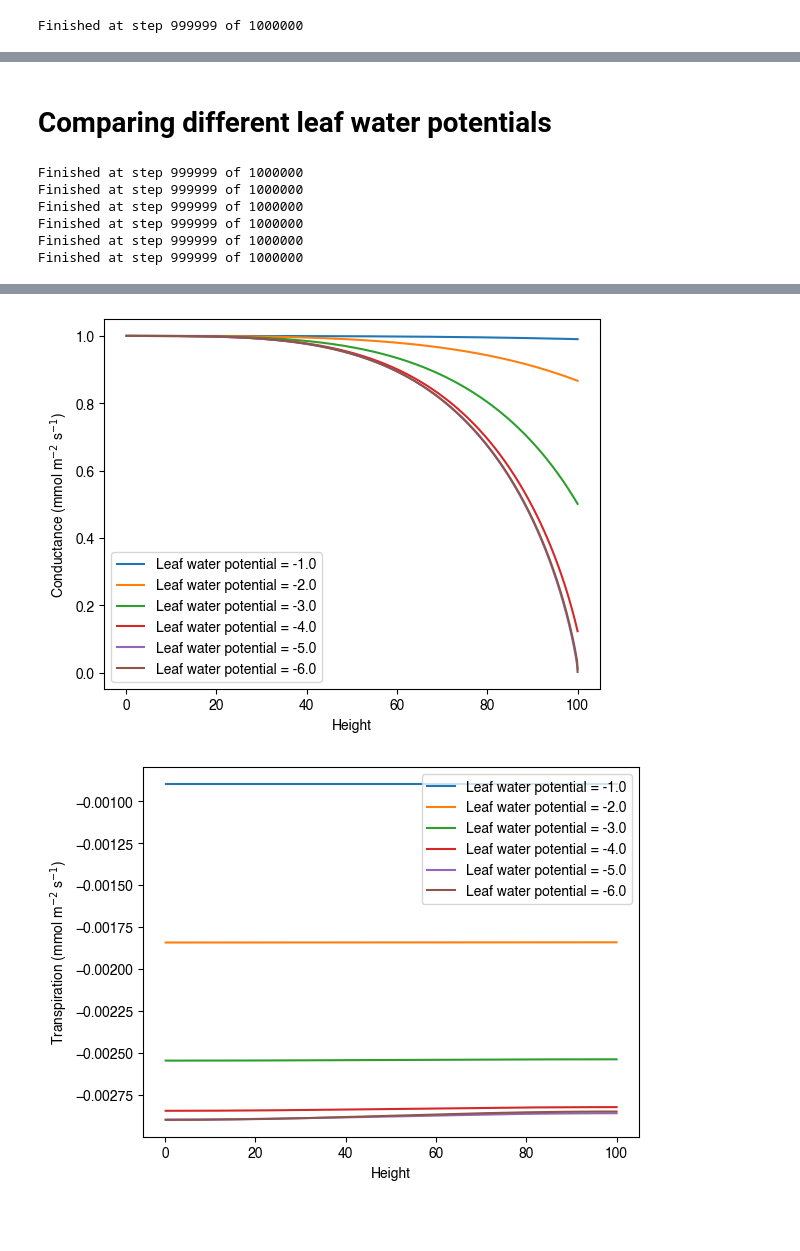
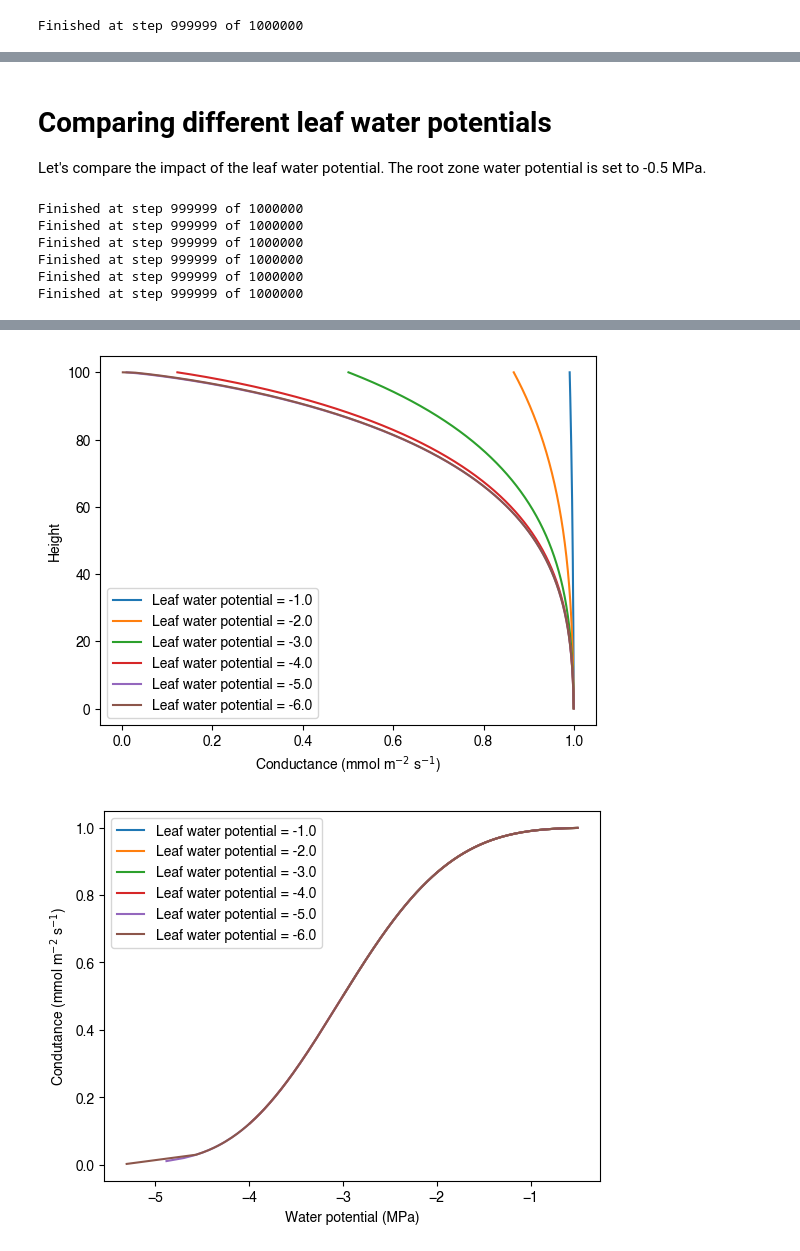
Before and after one commit to CaleBaguley/profit-optimisation-model, a Jupyter notebook: note books/Trunk_water_potential_function.ipynb, the cells around one changed output, grey strips where cells are left out. Cells and saved outputs as stored; diff of their text form; code cells hidden in the pictures; blank space fills up the shorter version.

Commit message:
Changed height to be on the vertical axis. Added calculation and plots of different combinations of root and leaf water potential relative to previous minimum leaf and root water potentials.

```diff
--- a/note books/Trunk_water_potential_function.ipynb
+++ b/note books/Trunk_water_potential_function.ipynb
@@ -120,0 +125,20 @@ plt.show()
+# %%
+k_max = [1., 2., 3.]
+
+psi_leaf = -6.
+psi_root = -0.1
+
+psi = []
+k = []
+E = []
+
+for k_max_current in k_max:
+    psi_current, k_current, E_current = calc_height_dependencies(psi_root,
+                                                                 psi_leaf,
+                                                                 N_points,
+                                                                 k_max_current,
+                                                                 shape,
+                                                                 scale)
+    psi.append(psi_current)
+    k.append(k_current)
+    E.append(E_current)
@@ -121,7 +185,11 @@ plt.show()
 # %% [markdown]
 # Comparing different leaf water potentials
+Let's compare the impact of the leaf water potential. The root zone water potential is set to -0.5 MPa.
 # %%
 psi_leaf = [-1., -2., -3., -4., -5., -6.]
+
+k_max = 1.
+psi_root = -0.5
 
 psi = []
 k = []
@@ -146,25 +214,27 @@ Finished at step 999999 of 1000000
 Finished at step 999999 of 1000000
 # %%
 for i in range(len(psi)):
-    plt.plot(hights, psi[i], label='Leaf water potential = ' + str(psi_leaf[i]))
-plt.xlabel('Height')
-plt.ylabel('Water potential (MPa)')
+    plt.plot(psi[i], hights, label='Leaf water potential = ' + str(psi_leaf[i]))
+plt.ylabel('Height')
+plt.xlabel('Water potential (MPa)')
 plt.legend()
 plt.show()
 
 for i in range(len(k)):
-    plt.plot(hights[1:], k[i], label='Leaf water potential = ' + str(psi_leaf[i]))
-plt.xlabel('Height')
-plt.ylabel('Conductance (mmol m$^{-2}$ s$^{-1}$)')
+    plt.plot(k[i], hights[1:], label='Leaf water potential = ' + str(psi_leaf[i]))
+plt.ylabel('Height')
+plt.xlabel('Conductance (mmol m$^{-2}$ s$^{-1}$)')
 plt.legend()
 plt.show()
 
+'''
 for i in range(len(E)):
-    plt.plot(hights[1:], E[i], label='Leaf water potential = ' + str(psi_leaf[i]))
-plt.xlabel('Height')
-plt.ylabel('Transpiration (mmol m$^{-2}$ s$^{-1}$)')
+    plt.plot(E[i], hights[1:], label='Leaf water potential = ' + str(psi_leaf[i]))
+plt.ylabel('Height')
+plt.xlabel('Transpiration (mmol m$^{-2}$ s$^{-1}$)')
 plt.legend()
 plt.show()
+'''
 
 for i in range(len(E)):
     plt.plot((psi[i][1:]+psi[i][:-1])/2, k[i], label='Leaf water potential = ' + str(psi_leaf[i]))
@@ -177,2 +247,2 @@ plt.show()
-[figure, old version]
+[figure, new version]
-[figure, old version]
+[figure, new version]
```
Also changed, not shown: parts of 17 cells of this notebook.
